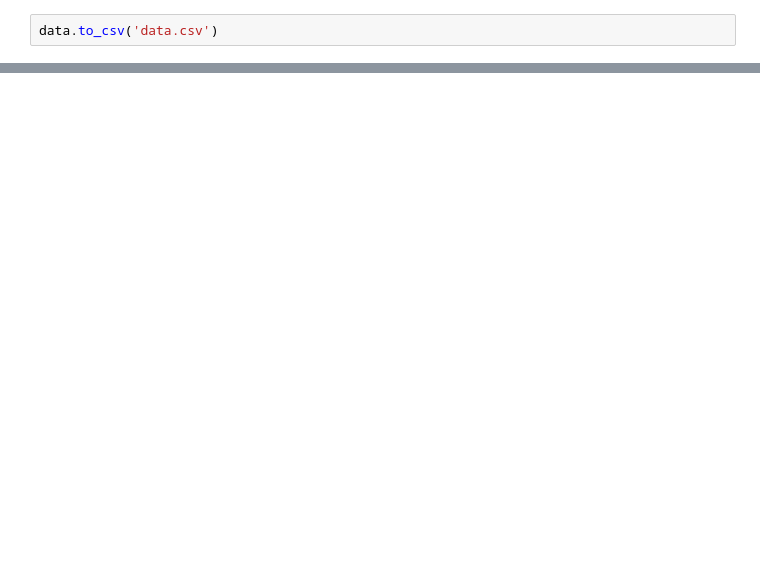
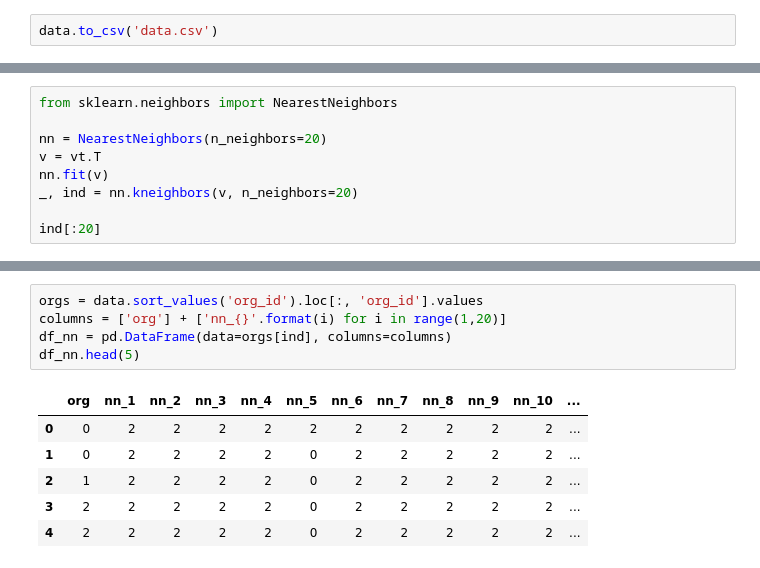
Before and after one commit to versus666jzx/ycup, a Jupyter notebook: ML_cup/main.ipynb, the cells around one changed output, grey strips where cells are left out. Saved outputs shown, nothing was run; the diff lists cells and outputs as text; blank space fills up the shorter version.

```diff
--- a/ML_cup/main.ipynb
+++ b/ML_cup/main.ipynb
@@ -105,0 +140,9 @@ data.to_csv('data.csv')
+# %%
+from sklearn.neighbors import NearestNeighbors
+
+nn = NearestNeighbors(n_neighbors=20)
+v = vt.T
+nn.fit(v)
+_, ind = nn.kneighbors(v, n_neighbors=20)
+
+ind[:20]
@@ -105,0 +167,12 @@ data.to_csv('data.csv')
+# %%
+orgs = data.sort_values('org_id').loc[:, 'org_id'].values
+columns = ['org'] + ['nn_{}'.format(i) for i in range(1,20)]
+df_nn = pd.DataFrame(data=orgs[ind], columns=columns)
+df_nn.head(5)
+# %% [output]
+|  | org | nn_1 | nn_2 | nn_3 | nn_4 | nn_5 | nn_6 | nn_7 | nn_8 | nn_9 | nn_10 | ... |
+| 0 | 0 | 2 | 2 | 2 | 2 | 2 | 2 | 2 | 2 | 2 | 2 | ... |
+| 1 | 0 | 2 | 2 | 2 | 2 | 0 | 2 | 2 | 2 | 2 | 2 | ... |
+| 2 | 1 | 2 | 2 | 2 | 2 | 0 | 2 | 2 | 2 | 2 | 2 | ... |
+| 3 | 2 | 2 | 2 | 2 | 2 | 0 | 2 | 2 | 2 | 2 | 2 | ... |
+| 4 | 2 | 2 | 2 | 2 | 2 | 0 | 2 | 2 | 2 | 2 | 2 | ... |
```
Also changed, not shown: parts of 11 cells of this notebook.
